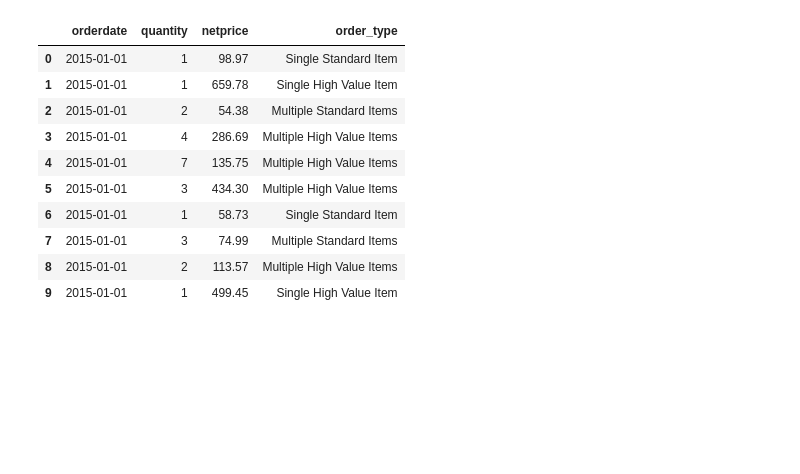
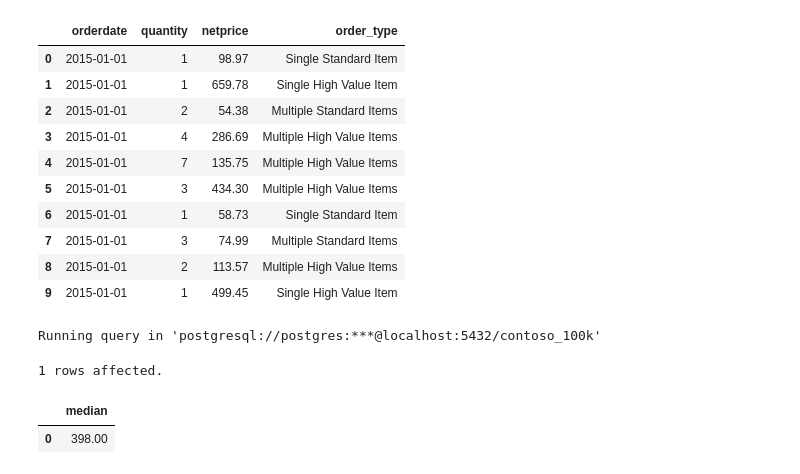
Before and after one commit to gurnursingh05/contoso, a Jupyter notebook: contoso.ipynb, the cells around one changed output. Saved outputs shown, nothing was run; the diff lists cells and outputs as text; code cells hidden in the pictures; blank space fills up the shorter version.

```diff
--- a/contoso.ipynb
+++ b/contoso.ipynb
@@ -420,3 +422,16 @@ Running query in 'postgresql://postgres:***@localhost:5432/contoso_100k'
 | 7 | 2015-01-01 | 3 | 74.99 | Multiple Standard Items |
 | 8 | 2015-01-01 | 2 | 113.57 | Multiple High Value Items |
 | 9 | 2015-01-01 | 1 | 499.45 | Single High Value Item |
+# %%
+%%sql
+
+SELECT
+  PERCENTILE_CONT(0.5) WITHIN GROUP(ORDER BY s.quantity * s.netprice * s.exchangerate) AS median
+FROM sales s
+WHERE
+  orderdate BETWEEN '2022-01-01' AND '2023-12-31'
+# %% [output]
+Running query in 'postgresql://postgres:***@localhost:5432/contoso_100k'
+1 rows affected.
+|  | median |
+| 0 | 398.00 |
```
Also changed, not shown: parts of 3 cells of this notebook.
